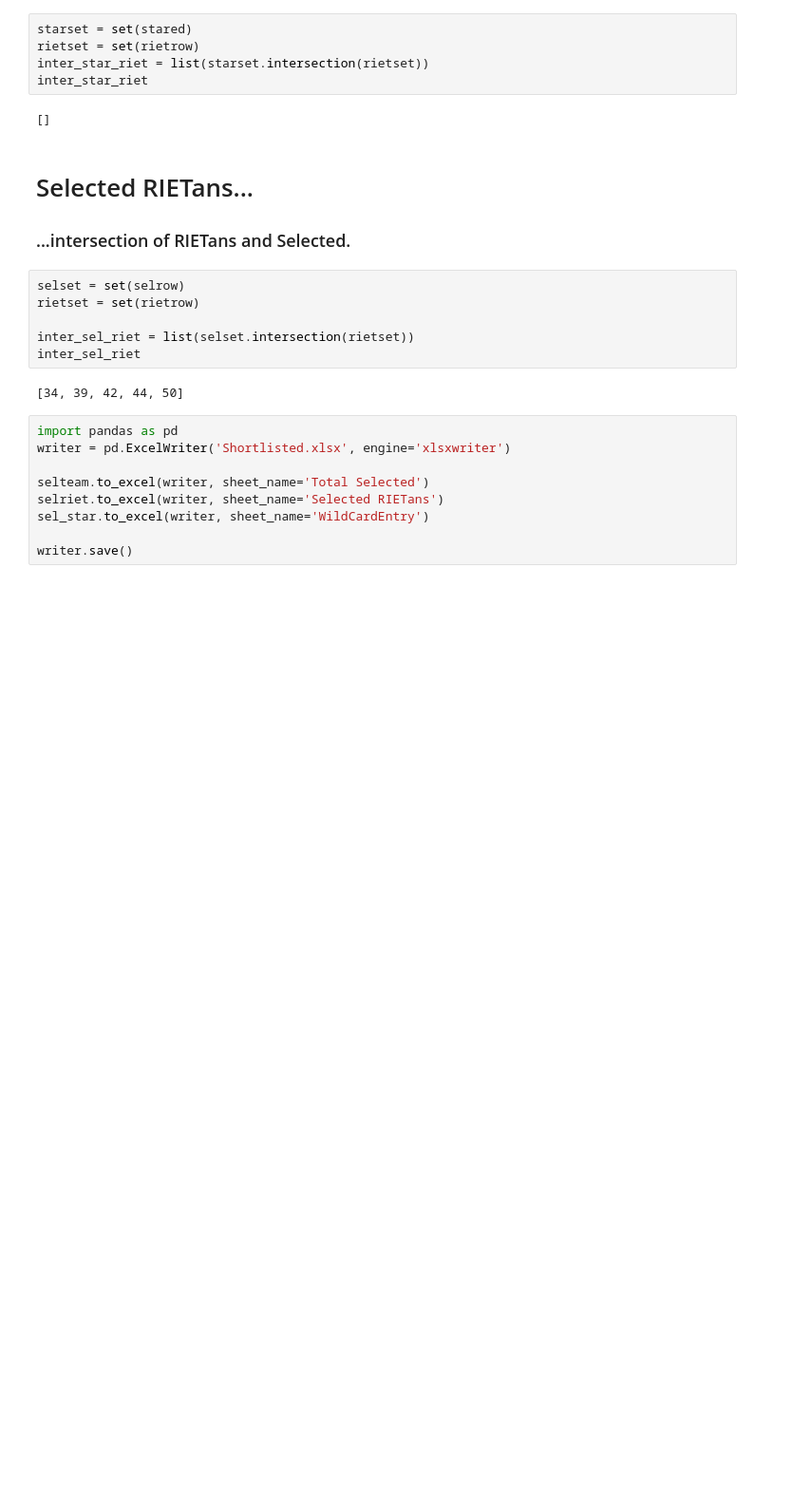
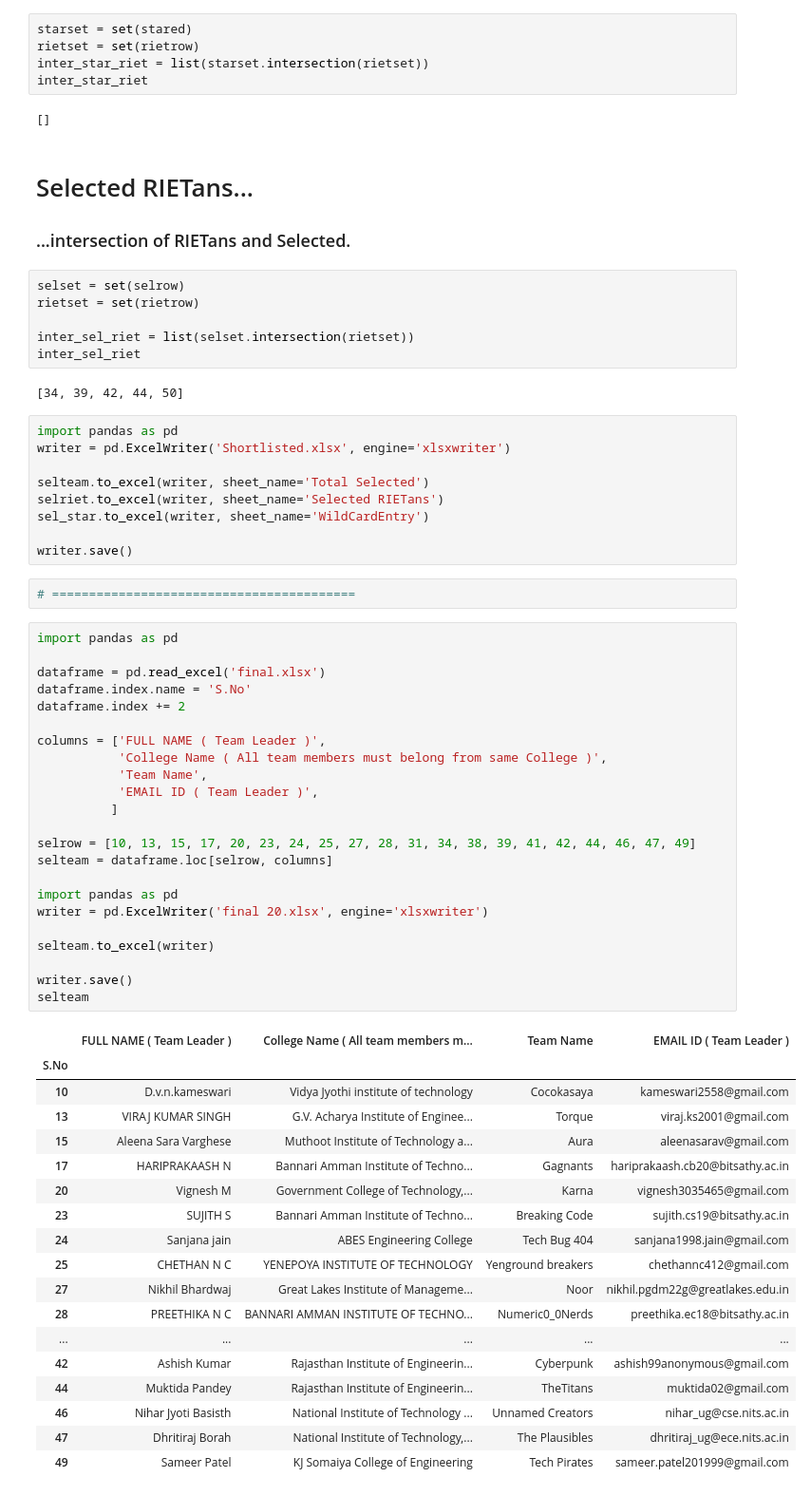
Before and after one commit to imvickykumar999/hackathon-iot-car-parking, a Jupyter notebook: Hackathon Coordinator/final.ipynb, the cells around one changed output. Shown at 95% size. Drawn from its saved outputs; the diff is of its cells as text; blank space fills up the shorter version.

```diff
--- a/Hackathon Coordinator/final.ipynb
+++ b/Hackathon Coordinator/final.ipynb
@@ -112,3 +112,47 @@ selriet.to_excel(writer, sheet_name='Selected RIETans')
 sel_star.to_excel(writer, sheet_name='WildCardEntry')
 
 writer.save()
+# %%
+# =========================================
+# %%
+import pandas as pd
+
+dataframe = pd.read_excel('final.xlsx')
+dataframe.index.name = 'S.No'
+dataframe.index += 2
+
+columns = ['FULL NAME ( Team Leader )',
+           'College Name ( All team members must belong from same College )',
+           'Team Name',
+           'EMAIL ID ( Team Leader )',
+          ]
+
+selrow = [10, 13, 15, 17, 20, 23, 24, 25, 27, 28, 31, 34, 38, 39, 41, 42, 44, 46, 47, 49]
+selteam = dataframe.loc[selrow, columns]
+
+import pandas as pd
+writer = pd.ExcelWriter('final 20.xlsx', engine='xlsxwriter')
+
+selteam.to_excel(writer)
+
+writer.save()
+selteam
+# %% [output]
+|  | FULL NAME ( Team Leader ) | College Name ( All team members m... | Team Name | EMAIL ID ( Team Leader ) |
+| S.No |  |  |  |  |
+| 10 | D.v.n.kameswari | Vidya Jyothi institute of technology | Cocokasaya | kameswari2558@gmail.com |
+| 13 | VIRAJ KUMAR SINGH | G.V. Acharya Institute of Enginee... | Torque | viraj.ks2001@gmail.com |
+| 15 | Aleena Sara Varghese | Muthoot Institute of Technology a... | Aura | aleenasarav@gmail.com |
+| 17 | HARIPRAKAASH N | Bannari Amman Institute of Techno... | Gagnants | hariprakaash.cb20@bitsathy.ac.in |
+| 20 | Vignesh M | Government College of Technology,... | Karna | vignesh3035465@gmail.com |
+| 23 | SUJITH S | Bannari Amman Institute of Techno... | Breaking Code | sujith.cs19@bitsathy.ac.in |
+| 24 | Sanjana jain | ABES Engineering College | Tech Bug 404 | sanjana1998.jain@gmail.com |
+| 25 | CHETHAN N C | YENEPOYA INSTITUTE OF TECHNOLOGY | Yenground breakers | chethannc412@gmail.com |
+| 27 | Nikhil Bhardwaj | Great Lakes Institute of Manageme... | Noor | nikhil.pgdm22g@greatlakes.edu.in |
+| 28 | PREETHIKA N C | BANNARI AMMAN INSTITUTE OF TECHNO... | Numeric0_0Nerds | preethika.ec18@bitsathy.ac.in |
+| ... | ... | ... | ... | ... |
+| 42 | Ashish Kumar | Rajasthan Institute of Engineerin... | Cyberpunk | ashish99anonymous@gmail.com |
+| 44 | Muktida Pandey | Rajasthan Institute of Engineerin... | TheTitans | muktida02@gmail.com |
+| 46 | Nihar Jyoti Basisth | National Institute of Technology ... | Unnamed Creators | nihar_ug@cse.nits.ac.in |
+| 47 | Dhritiraj Borah | National Institute of Technology,... | The Plausibles | dhritiraj_ug@ece.nits.ac.in |
+| 49 | Sameer Patel | KJ Somaiya College of Engineering | Tech Pirates | sameer.patel201999@gmail.com |
```
Also changed, not shown: 2 other files.
